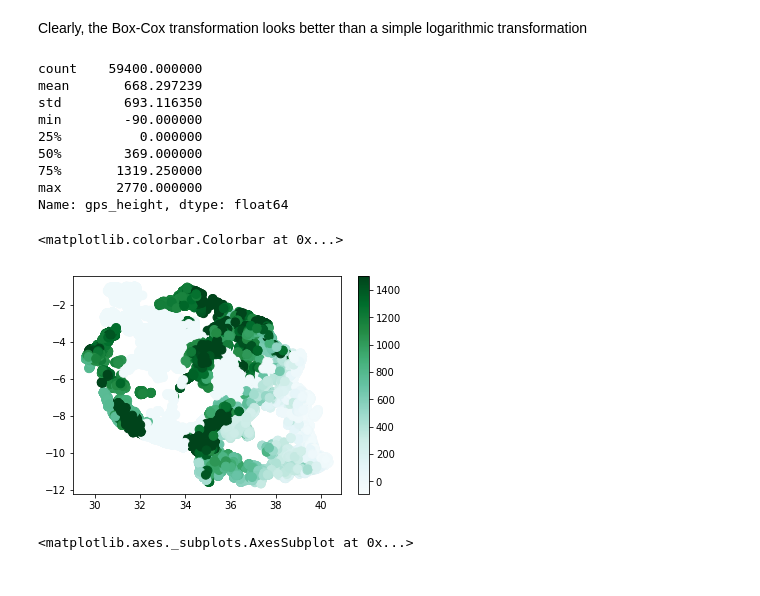
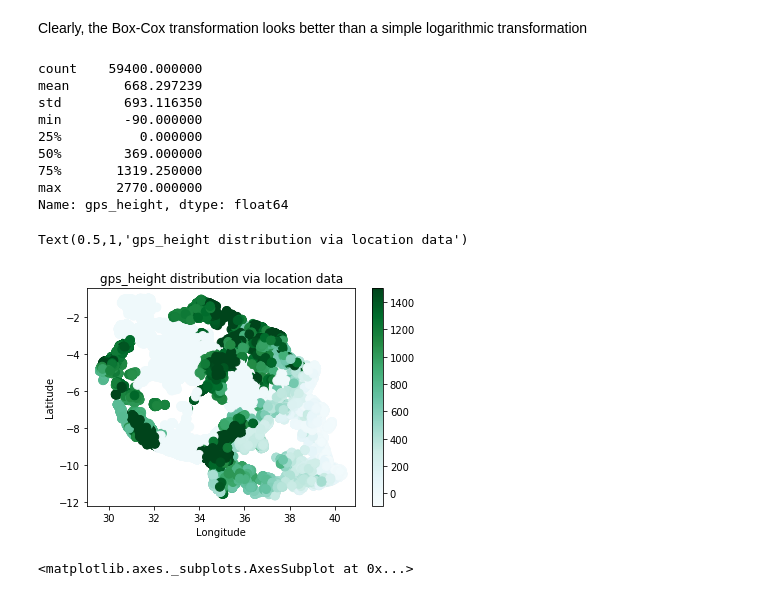
Before and after one commit to shehjar/Pump_it_up, a Jupyter notebook: pumpItUp_solution.ipynb, the cells around one changed output. Drawn from its saved outputs; the diff is of its cells as text; code cells hidden in the pictures.

Commit message:
added more visualization. Would need to change classifier and do better feature engineering

```diff
--- a/pumpItUp_solution.ipynb
+++ b/pumpItUp_solution.ipynb
@@ -368,22 +351,25 @@ Clearly, the Box-Cox transformation looks better than a simple logarithmic trans
 # %%
 # Now looking at the gps_height feature
 df = data[data.status_group != 'nan']
 print(df['gps_height'].describe())
 points = plt.scatter(df['Longitude_new'], df['Latitude_new'], c=df['gps_height'], s=75, cmap="BuGn",
                      vmin=np.min(df['gps_height']), vmax=1500)
 plt.colorbar(points)
+plt.xlabel('Longitude')
+plt.ylabel('Latitude')
+plt.title('gps_height distribution via location data')
 # %% [output]
 count    59400.000000
 mean       668.297239
 std        693.116350
 min        -90.000000
 25%          0.000000
 50%        369.000000
 75%       1319.250000
 max       2770.000000
 Name: gps_height, dtype: float64
-<matplotlib.colorbar.Colorbar at 0x...>
+Text(0.5,1,'gps_height distribution via location data')
-[figure, old version]
+[figure, new version]
 # %%
 # Lets plot the histogram of this variable
 df = data[data.status_group != 'nan']
```
Also changed, not shown: parts of 43 cells of this notebook, 1 other file.
